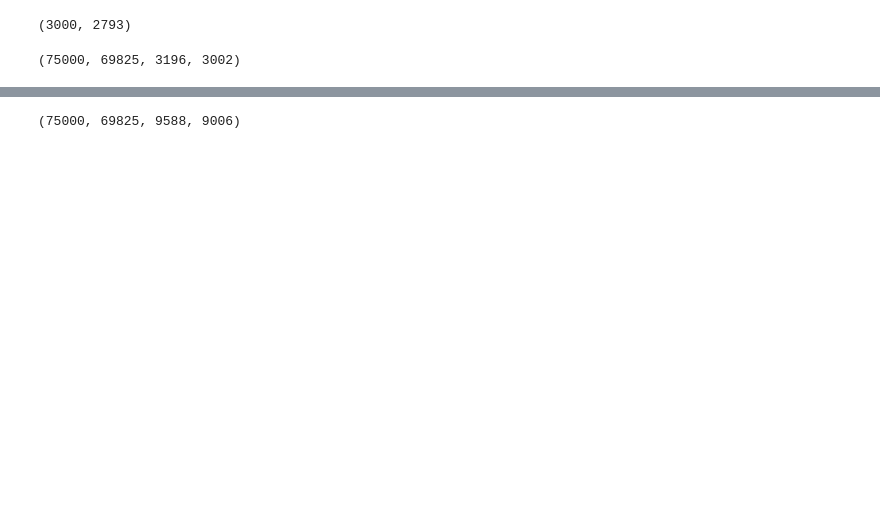
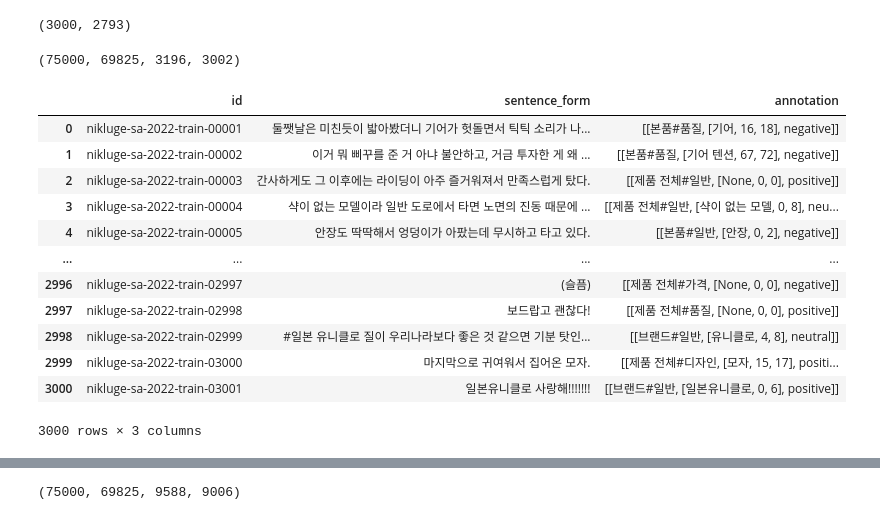
Before and after one commit to dotsnangles/aspect-based-sentiment-analysis, a Jupyter notebook: preprocess.ipynb, the cells around one changed output, grey strips where cells are left out. Saved outputs shown, nothing was run; the diff lists cells and outputs as text; code cells hidden in the pictures; blank space fills up the shorter version.

Commit message:
UPDATE: uncleaned_v2 training ready

```diff
--- a/preprocess.ipynb
+++ b/preprocess.ipynb
@@ -197,0 +204,16 @@ p_binary_dev = pd.DataFrame(p_binary_dev, columns=['id', 'sentence_form', 'entit
+# %%
+train
+# %% [output]
+|  | id | sentence_form | annotation |
+| 0 | nikluge-sa-2022-train-00001 | 둘쨋날은 미친듯이 밟아봤더니 기어가 헛돌면서 틱틱 소리가 나... | [[본품#품질, [기어, 16, 18], negative]] |
+| 1 | nikluge-sa-2022-train-00002 | 이거 뭐 삐꾸를 준 거 아냐 불안하고, 거금 투자한 게 왜 ... | [[본품#품질, [기어 텐션, 67, 72], negative]] |
+| 2 | nikluge-sa-2022-train-00003 | 간사하게도 그 이후에는 라이딩이 아주 즐거워져서 만족스럽게 탔다. | [[제품 전체#일반, [None, 0, 0], positive]] |
+| 3 | nikluge-sa-2022-train-00004 | 샥이 없는 모델이라 일반 도로에서 타면 노면의 진동 때문에 ... | [[제품 전체#일반, [샥이 없는 모델, 0, 8], neu... |
+| 4 | nikluge-sa-2022-train-00005 | 안장도 딱딱해서 엉덩이가 아팠는데 무시하고 타고 있다. | [[본품#일반, [안장, 0, 2], negative]] |
+| ... | ... | ... | ... |
+| 2996 | nikluge-sa-2022-train-02997 | (슬픔) | [[제품 전체#가격, [None, 0, 0], negative]] |
+| 2997 | nikluge-sa-2022-train-02998 | 보드랍고 괜찮다! | [[제품 전체#품질, [None, 0, 0], positive]] |
+| 2998 | nikluge-sa-2022-train-02999 | #일본 유니클로 질이 우리나라보다 좋은 것 같으면 기분 탓인... | [[브랜드#일반, [유니클로, 4, 8], neutral]] |
+| 2999 | nikluge-sa-2022-train-03000 | 마지막으로 귀여워서 집어온 모자. | [[제품 전체#디자인, [모자, 15, 17], positi... |
+| 3000 | nikluge-sa-2022-train-03001 | 일본유니클로 사랑해!!!!!!! | [[브랜드#일반, [일본유니클로, 0, 6], positive]] |
+3000 rows × 3 columns
```
Also changed, not shown: parts of 11 cells of this notebook, 5 other files.
